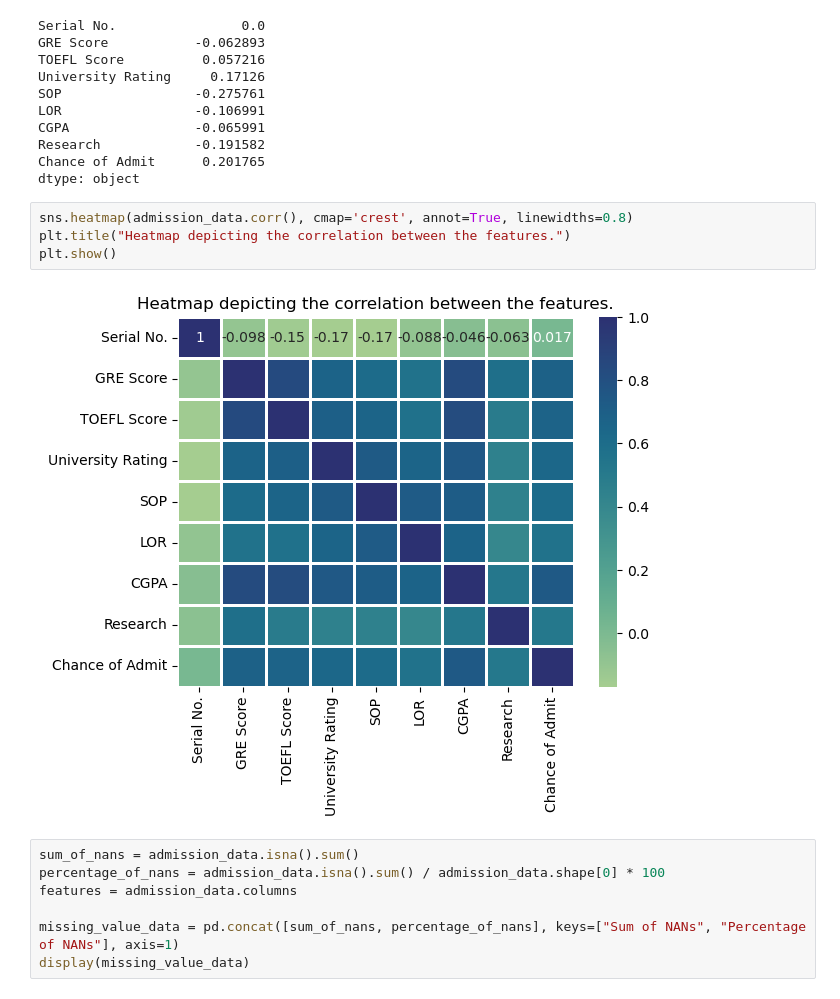
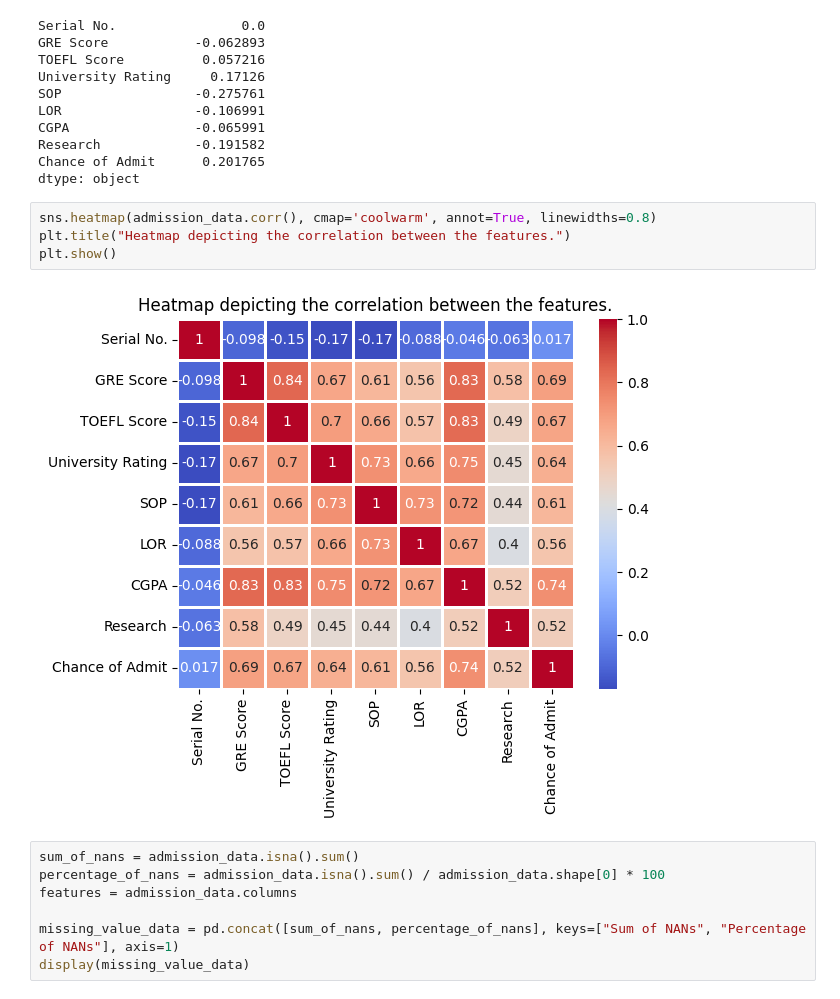
Before and after one commit to AdityaSreevatsaK/DS-ML-Playground, a Jupyter notebook: c. Jupyter Notebooks/Graduate Admissions.ipynb, the cells around one changed output. Saved outputs shown, nothing was run; the diff lists cells and outputs as text.

```diff
--- a/c. Jupyter Notebooks/Graduate Admissions.ipynb
+++ b/c. Jupyter Notebooks/Graduate Admissions.ipynb
@@ -99,11 +99,11 @@ Research            -0.191582
 Chance of Admit      0.201765
 dtype: object
 # %%
-sns.heatmap(admission_data.corr(), cmap='crest', annot=True, linewidths=0.8)
+sns.heatmap(admission_data.corr(), cmap='coolwarm', annot=True, linewidths=0.8)
 plt.title("Heatmap depicting the correlation between the features.")
 plt.show()
 # %% [output]
-[figure, old version]
+[figure, new version]
 # %%
 sum_of_nans = admission_data.isna().sum()
 percentage_of_nans = admission_data.isna().sum() / admission_data.shape[0] * 100
```
Also changed, not shown: parts of 5 cells of this notebook, 4 other files.
